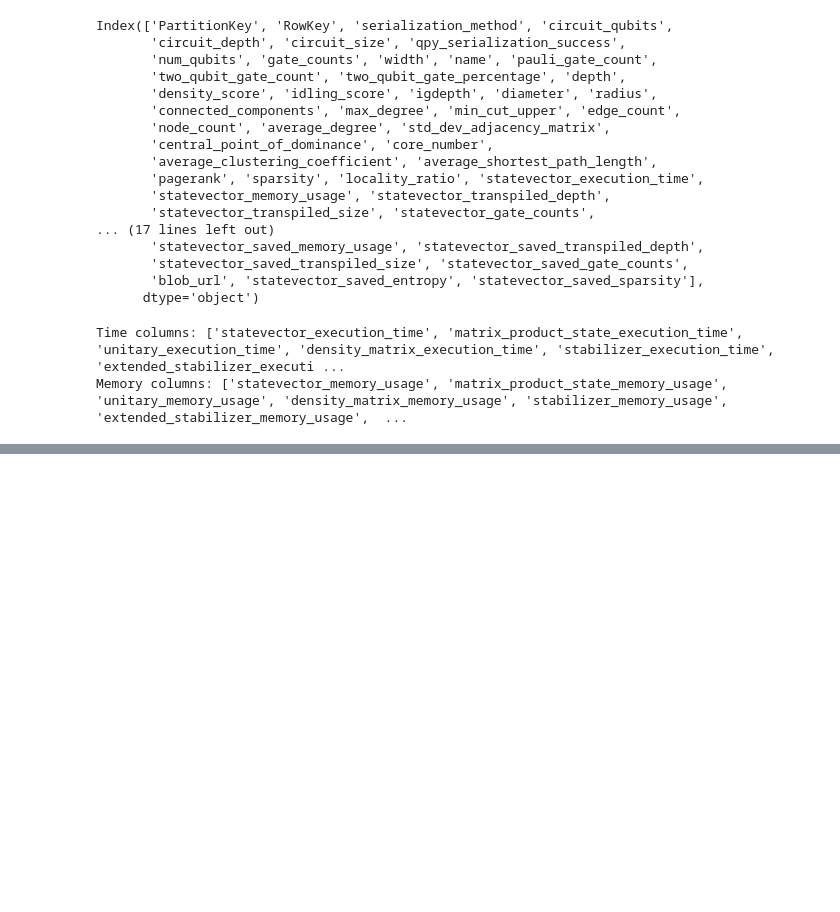
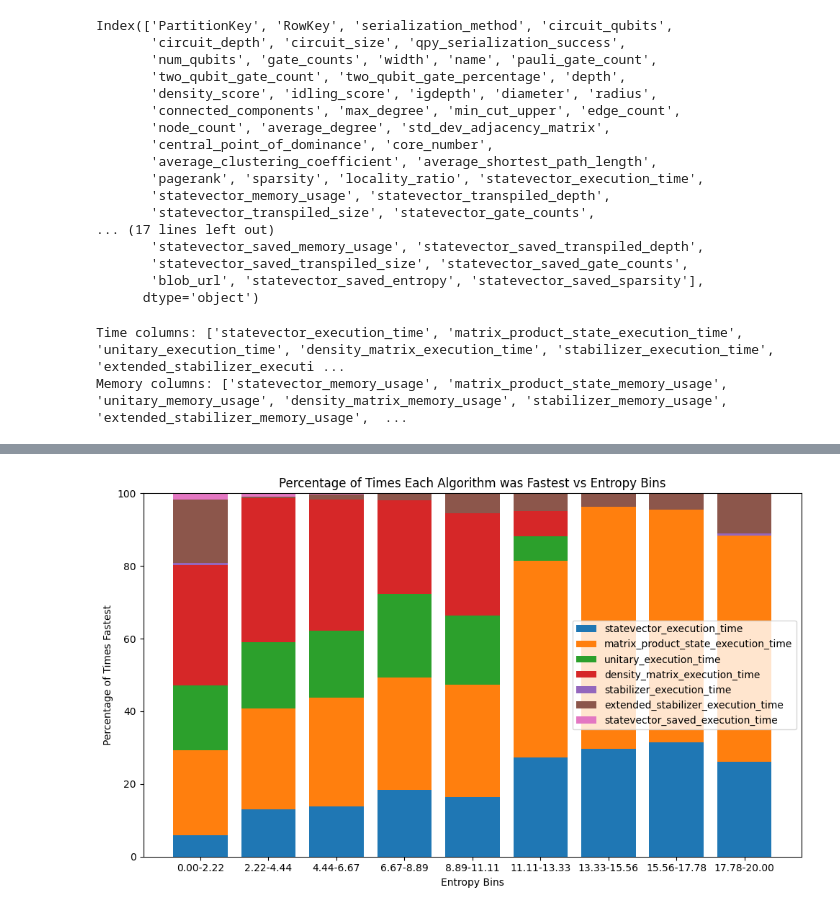
Before and after one commit to andreiilinescu/InferQ, a Jupyter notebook: analysis/analysis.ipynb, the cells around one changed output, grey strips where cells are left out. Saved outputs shown, nothing was run; the diff lists cells and outputs as text; code cells hidden in the pictures; blank space fills up the shorter version.

```diff
--- a/analysis/analysis.ipynb
+++ b/analysis/analysis.ipynb
@@ -223,0 +260,17 @@ make_histogram_grid(features, "Numeric Feature")
+# %%
+# let us plot the percentage of times each algorithm was the fastest for circuits with different entropy ranges
+plt.figure(figsize=(10, 6))
+bottom = np.zeros(len(bin_labels))
+total_counts = np.sum([fastest_counts[col] for col in time_columns], axis=0)
+for col in time_columns:
+    percentages = np.array(fastest_counts[col]) / total_counts * 100
+    plt.bar(bin_labels, percentages, bottom=bottom, label=col)
+    bottom += percentages
+plt.title('Percentage of Times Each Algorithm was Fastest vs Entropy Bins')
+plt.xlabel('Entropy Bins')
+plt.ylabel('Percentage of Times Fastest')
+plt.legend()
+plt.tight_layout()
+plt.show()
+# %% [output]
+[figure, added]
```
Also changed, not shown: parts of 7 cells of this notebook, 3 other files.
